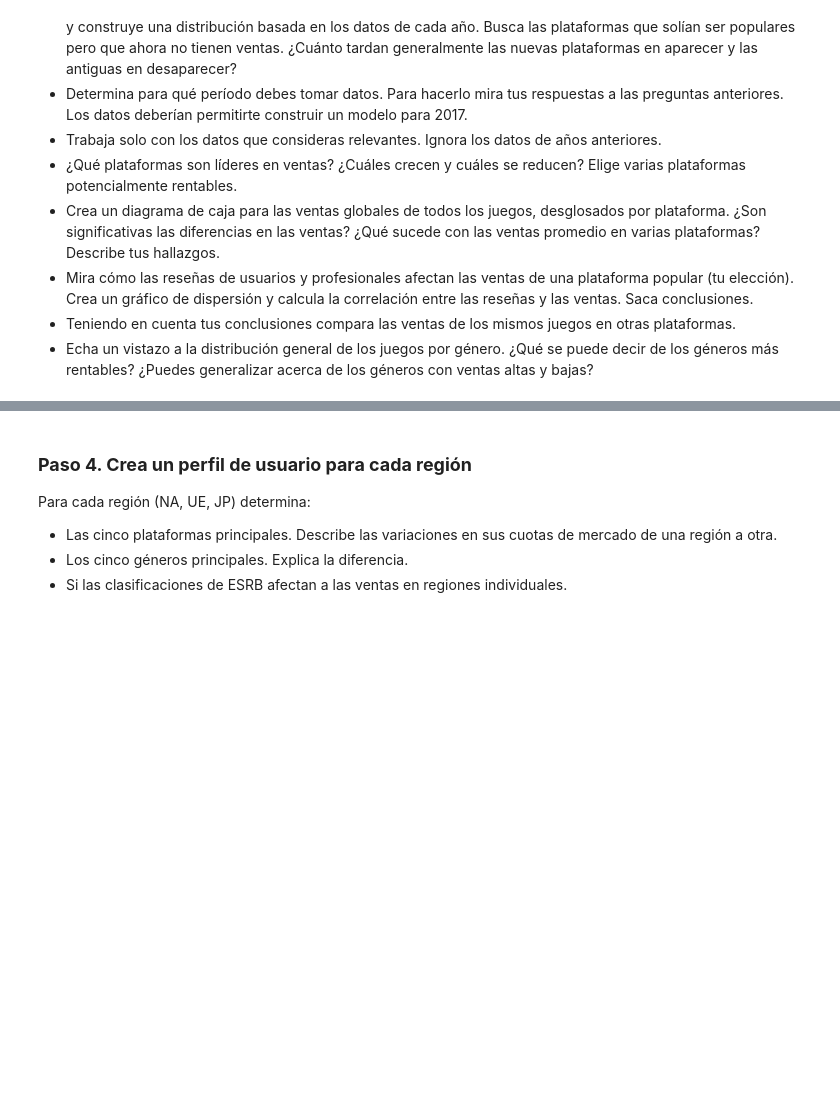
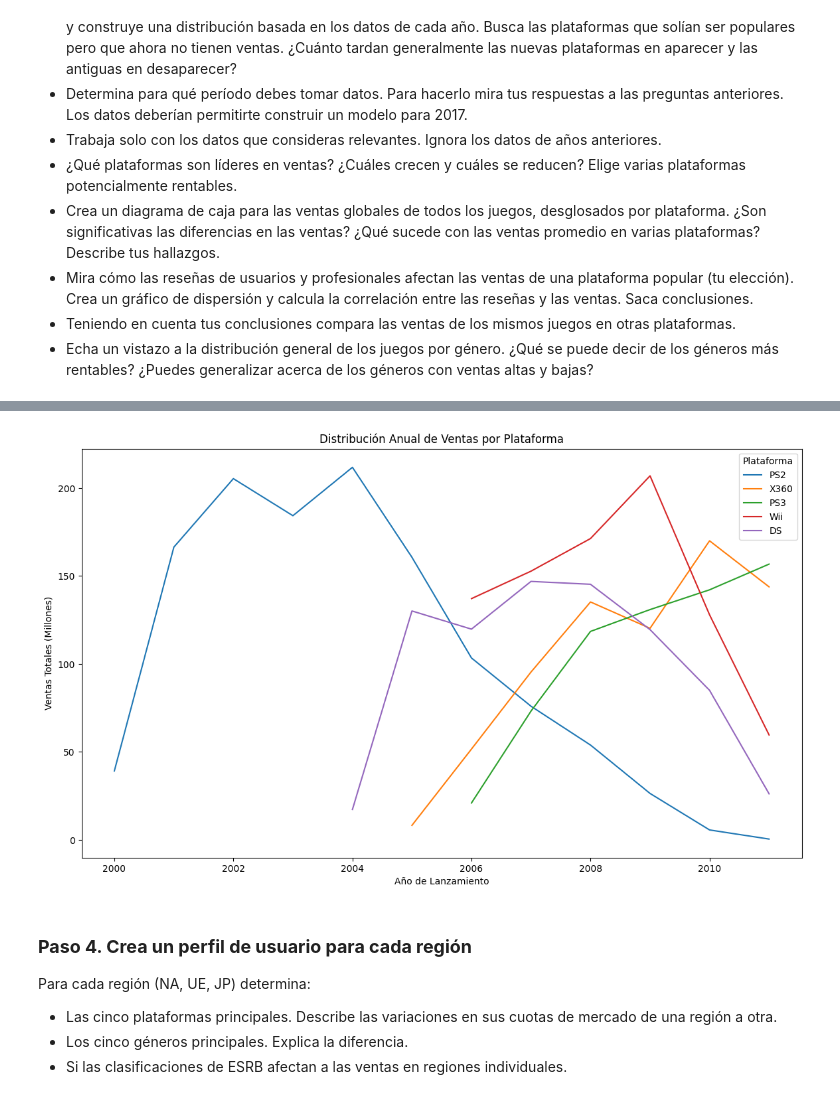
Before and after one commit to lorenzofdz/video-game-market-analysis, a Jupyter notebook: notebooks/EDA.ipynb, the cells around one changed output, grey strips where cells are left out. Cells and saved outputs as stored; diff of their text form; code cells hidden in the pictures; blank space fills up the shorter version.

Commit message:
Analisis escrito de lanzamientos de juegos por año y ventas totales por plataforma

```diff
--- a/notebooks/EDA.ipynb
+++ b/notebooks/EDA.ipynb
@@ -266,3 +284,27 @@ Name: total_sales, dtype: float64
+# %%
+# Plataformas con mayores ventas totales seleccionadas para análisis
+top_platforms = ['PS2', 'X360', 'PS3', 'Wii', 'DS']
+
+# Creare un DataFrame vacío para almacenar los resultados
+yearly_sales = pd.DataFrame()
+
+for platform in top_platforms:
+    # Filtrare el DataFrame original para cada plataforma y agrupar por año de lanzamiento
+    platform_sales = games_df_cleaned[games_df_cleaned['platform'] == platform].groupby('year_of_release')['total_sales'].sum()
+    # Añadire los resultados al DataFrame yearly_sales
+    yearly_sales[platform] = platform_sales
+
+# Visualizacion de distribuciones en yearly_sales
+import matplotlib.pyplot as plt
+
+yearly_sales.plot(figsize=(14, 8))
+plt.title('Distribución Anual de Ventas por Plataforma')
+plt.xlabel('Año de Lanzamiento')
+plt.ylabel('Ventas Totales (Millones)')
+plt.legend(title='Plataforma')
+plt.show()
+# %% [output]
+[figure, added]
 # %% [markdown]
 ### **Paso 4. Crea un perfil de usuario para cada región**
 Para cada región (NA, UE, JP) determina:
```
Also changed, not shown: parts of 5 cells of this notebook.
